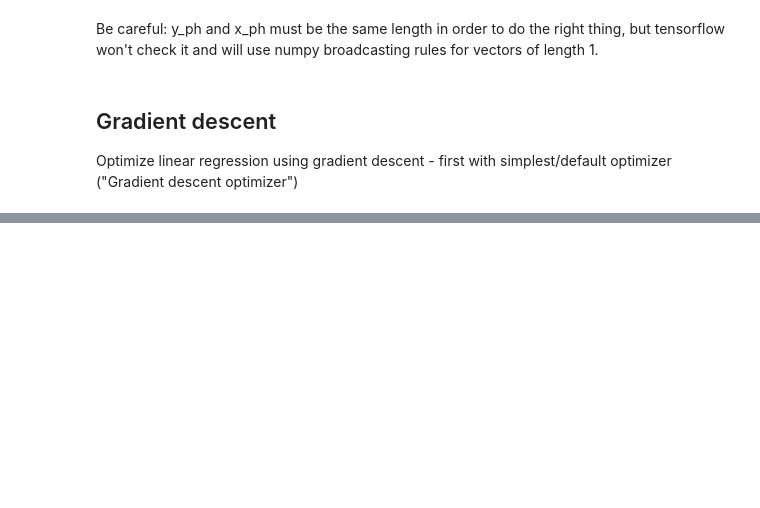
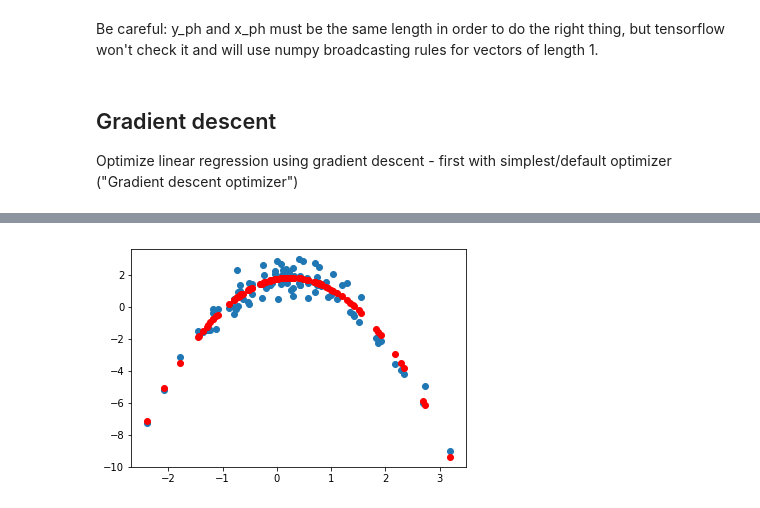
Before and after one commit to emmettk/TensorFlowExamples, a Jupyter notebook: TensorFlowExperiments.ipynb, the cells around one changed output, grey strips where cells are left out. Saved outputs shown, nothing was run; the diff lists cells and outputs as text; code cells hidden in the pictures; blank space fills up the shorter version.

```diff
--- a/TensorFlowExperiments.ipynb
+++ b/TensorFlowExperiments.ipynb
@@ -177,0 +202,22 @@ We find that this has converged to very close to the original parameters we used
+# %%
+#Train
+weights_list = []
+loss_list = []
+offset_list = []
+for i in range(0,100):
+    sess.run(train_step,feed_dict = {
+             x_ph: xs,
+             y_ph: ys,
+    })
+    weights_list.append(sess.run(weights))
+    offset_list.append(sess.run(offset))
+    loss_step = sess.run(loss,feed_dict = {
+             x_ph: xs,
+             y_ph: ys,})
+    loss_list.append(loss_step)
+# %%
+plt.scatter(xs,ys)
+prediction_outputs = sess.run(prediction, feed_dict={x_ph:xs,})
+_=plt.plot(xs,prediction_outputs, 'ro')
+# %% [output]
+[figure, added]
```
Also changed, not shown: parts of 16 cells of this notebook.
